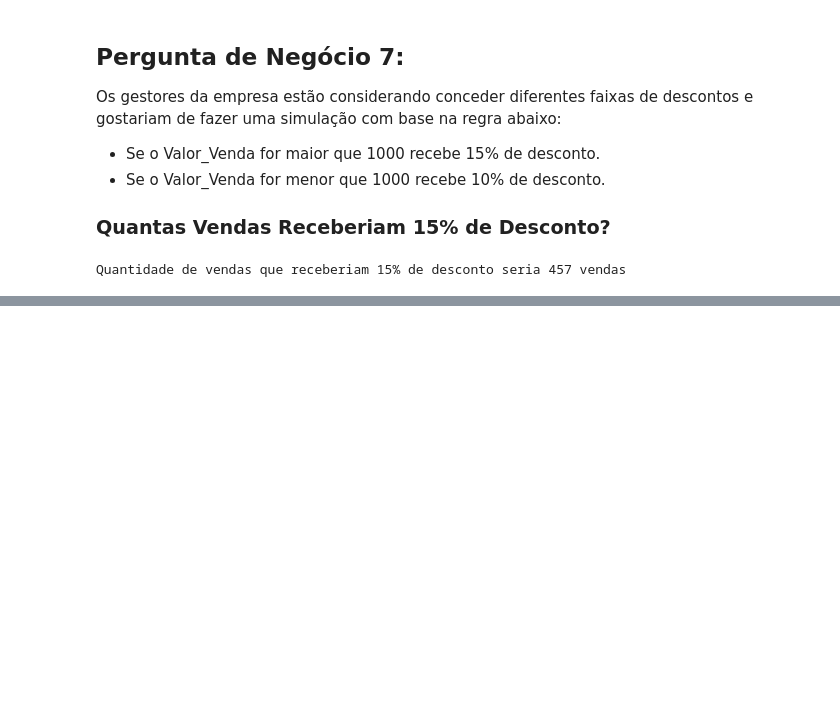
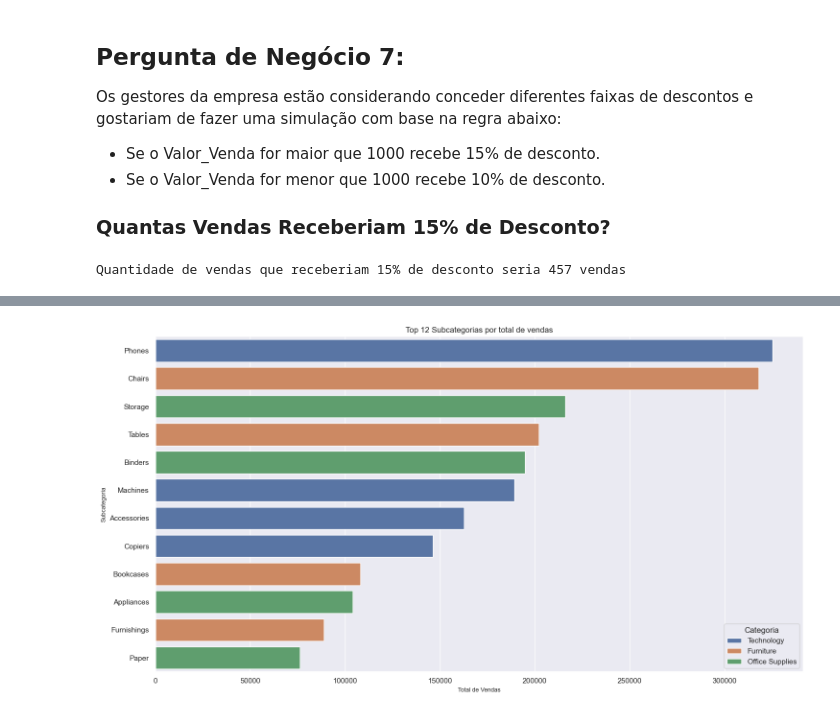
Before and after one commit to camargo-vinicius/eda_python, a Jupyter notebook: analise_ecommerce.ipynb, the cells around one changed output, grey strips where cells are left out. Cells and saved outputs as stored; diff of their text form; code cells hidden in the pictures; blank space fills up the shorter version.

```diff
--- a/analise_ecommerce.ipynb
+++ b/analise_ecommerce.ipynb
@@ -312,0 +427,24 @@ Quantidade de vendas que receberiam 15% de desconto seria 457 vendas
+# %%
+# agrupando e ordenando por total de vendas
+df_groupby = df.groupby(by=['Categoria', 'SubCategoria'])['Valor_Venda'].sum()\
+                                                                        .reset_index()\
+                                                                        .sort_values(by='Valor_Venda', ascending=False)
+
+# criando o rank de vendas e filtrando top 12
+df_groupby['rank'] = df_groupby['Valor_Venda'].rank(ascending=False, method='dense')
+df_groupby = df_groupby.query("rank <= 12")
+
+# configurando plot
+fig, ax = plt.subplots(figsize=(15, 8))
+
+# plotando o gráfico
+sns.barplot(x='Valor_Venda', y='SubCategoria', hue='Categoria', data=df_groupby, orient='h')
+plt.xlabel('Total de Vendas', fontsize=9)
+plt.ylabel('Subcategoria', fontsize=9)
+plt.title('Top 12 Subcategorias por total de vendas')
+
+# ajustando o layout e exibindo o gráfico
+plt.tight_layout()
+plt.show()
+# %% [output]
+[figure, added]
```
Also changed, not shown: parts of 11 cells of this notebook.
